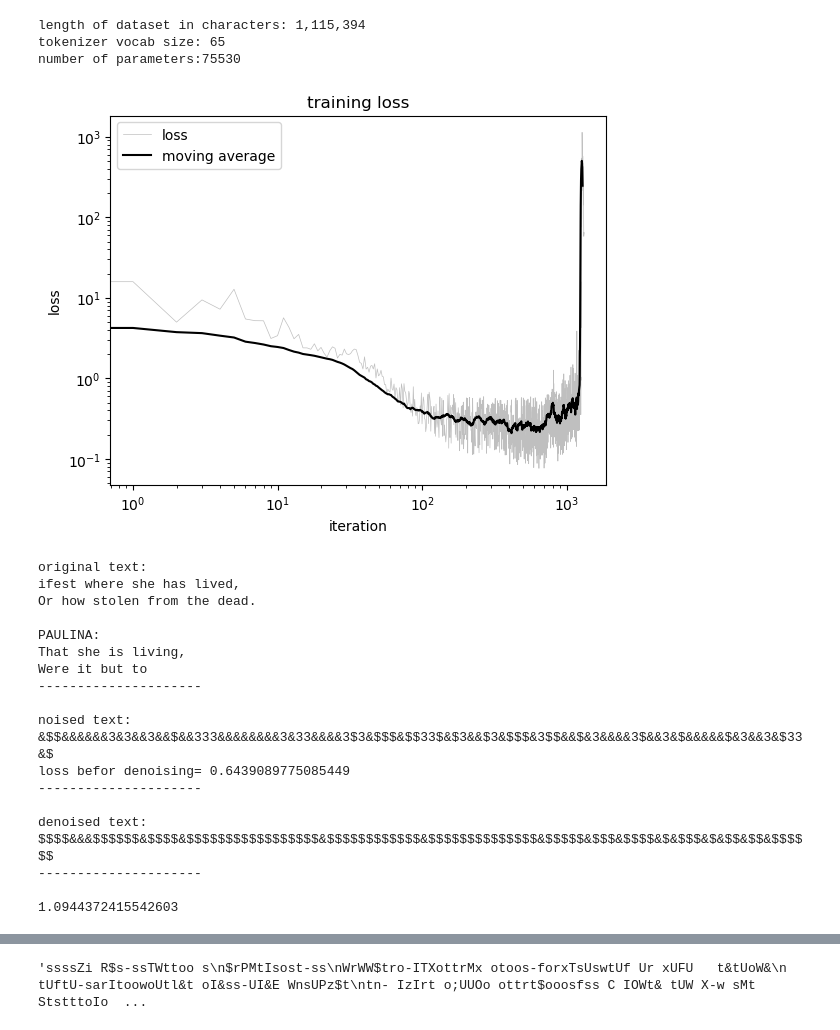
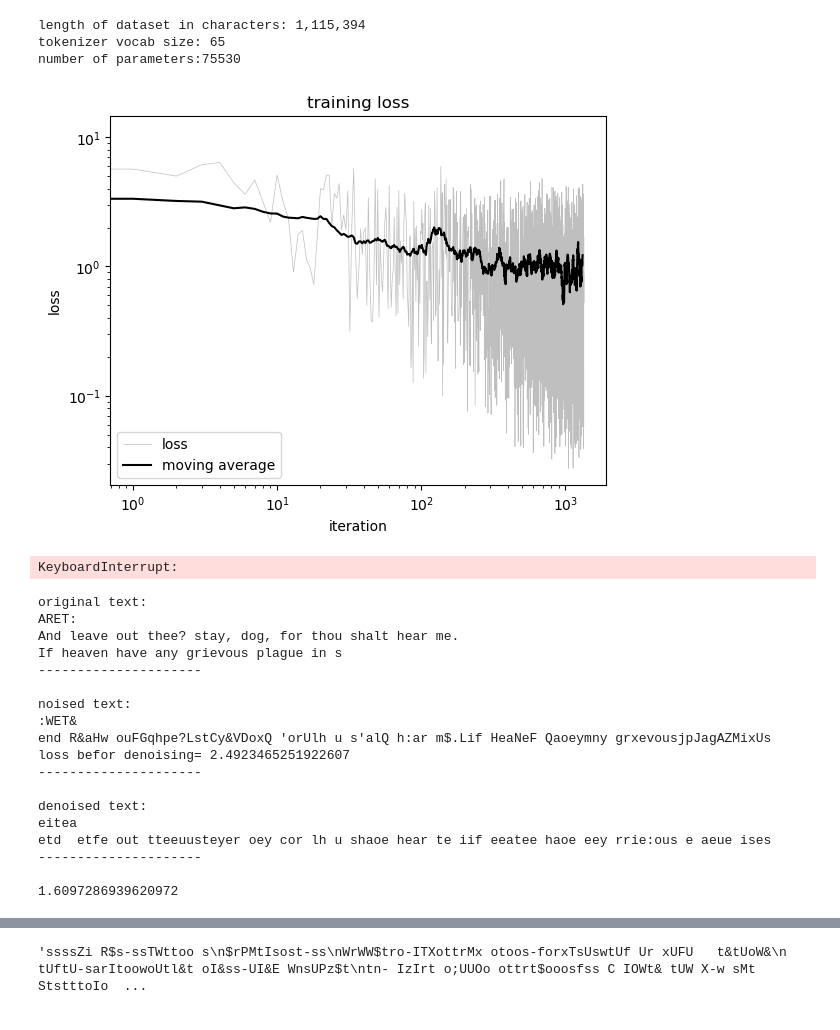
Before and after one commit to Francesco215/Language_CA, a Jupyter notebook: training.ipynb, the cells around one changed output, grey strips where cells are left out. Saved outputs shown, nothing was run; the diff lists cells and outputs as text; code cells hidden in the pictures.

Commit message:
some changes on training pool

```diff
--- a/training.ipynb
+++ b/training.ipynb
@@ -49,20 +49,20 @@ heads = 4
 d_Embedding = 65
 intermediate_size=2*d_Embedding
 
-encoder = NoiseEncoder(d_Embedding, tokenizer, dropout=0, device=device, one_hot=True)
+encoder = NoiseEncoder(d_Embedding, tokenizer, noise_encoder=lambda x:torch.zeros((d_Embedding,)), dropout=0, device=device, one_hot=True)
 decoder = Decoder(encoder)
 block_generator = BlockGenerator(GPT2_Block, d_Embedding, dK, dV, heads, intermediate_size,
                                  dropout=0.1, split_size=2**10, device=device, rotary_encoding=True)
 
 model = CellularAutomata(tokenizer, encoder, block_generator, decoder, n_blocks=2)
-model.logs={'loss':[],'step_loss':[], 'loss_components':[[],[],[]]}
+model.logs={'loss':[],'step_loss':[], 'loss_components':[[],[],[]], 'noise_level':[]}
 model.tokens_seen=0
 
 graph_maker = linear_bidirectional_graph_maker(64, device=device)
 
 print(f'number of parameters:{model.n_parameters}')
 
-lr = 2e-2
+lr = 1e-3
 gamma = 0.99
 
 optimizer = torch.optim.Adam(model.parameters(), lr=lr)
@@ -70,11 +70,11 @@ scheduler = torch.optim.lr_scheduler.ExponentialLR(optimizer, gamma)
 step_weight=None
 
 
-loss_function=DiffusionLoss(decoder,1e-2,1e-1)
+loss_function=DiffusionLoss(decoder,1e3,0)
 
 sequence_lenght=100
 text_generator=TextGenerator(input_file_path, lenght=sequence_lenght, encoder=encoder)
-pool=SamplePool(pool_size=1000, generator=text_generator, encoder=encoder, indexes_max_loss_size=5)
+pool=SamplePool(pool_size=1000, generator=text_generator, model=model, indexes_max_loss_size=5)
 
 
 #@title {vertical-output: true}
@@ -93,11 +93,15 @@ number of parameters:75530
 
 n_epochs = int(2000)
 model.train()
-n_steps=10
+n_steps=20
 
 for i in range(n_epochs):
     idx = np.random.randint(pool.size)
     target_tokens, prediction, clean_embeddings, noise_encoding, noise_level = pool[idx]
+
+    #target_tokens=text_generator(sequence_lenght)
+    #noise_level=torch.rand(())
+    #prediction, clean_embeddings, noise_encoding = encoder.forward(target_tokens, noise_level)
 
     step_loss = torch.empty(n_steps+1, device=device)
     loss_components = torch.empty([n_steps+1, 3], device=device)
@@ -111,6 +115,8 @@ for i in range(n_epochs):
         #compute loss
         step_loss[j], loss_components[j] = loss_function(prediction, target_tokens, clean_embeddings, noise_encoding)
 
+        #if step_loss[j]>step_loss[0]: break
+
         #apply step weight if given
         if step_weight is not None:
             step_loss[j] *= step_weight(j)
@@ -121,77 +127,84 @@ for i in range(n_epochs):
 
     model.logs['loss'].append(loss.item())
     model.logs['step_loss'].append(step_loss.detach().cpu().numpy())
+    model.logs['noise_level'].append(noise_level.item())
     for log, l in zip(model.logs['loss_components'], loss_components.mean(dim=0)):
         log.append(l.item())
 
     loss.backward()
     clip_grad_norm_(model.parameters(), loss.item())
 
     optimizer.step()
     optimizer.zero_grad()  # reinitialize the gradient to zero
     model.tokens_seen += sequence_lenght
 
-    if i>=200:
-        pool.update(idx, prediction, n_steps, loss)
+    pool.update(idx, prediction, n_steps, loss)
 
     logging_interval = 30
     if i % logging_interval == logging_interval-1:
-        if i>=200:
-            pool.clean_worst_performers()
         clear_output(wait=True)
 
         m_av = moving_average(model.logs['loss'], logging_interval-1)
 
         if m_av[-1]>5: pool.reset()
         plt.plot(model.logs['loss'], label='loss',
                  color='grey', alpha=0.5, linewidth=0.5)
         plt.plot(m_av, label='moving average', color='black')
 
         plt.title("training loss")
         plt.legend()
         plt.ylabel('loss')
         plt.xlabel('iteration')
         plt.yscale('log')
         plt.xscale('log')
         plt.show()
 # %% [output]
-[figure, old version]
+[figure, new version]
+KeyboardInterrupt:
 # %%
-noise=torch.tensor(0.6)
+from src.utils import highlight_noising, highlight_denoising
+
+
+noise=torch.tensor(0.8)
 targ=text_generator()
 print(f'original text:\n{tokenizer.decode(targ)}\n---------------------\n')
 pred, clean, nois = encoder(targ, noise)
 
-print(f'noised text:\n{tokenizer.decode(model.decoder(pred).argmax(dim=-1))}')
+noised_text = tokenizer.decode(model.decoder(pred-nois).argmax(dim=-1))
+
+noised_text1=highlight_noising(tokenizer.decode(targ),noised_text)
+print(f'noised text:\n{noised_text1}')
 
 base_loss,_ = loss_function(pred, targ, clean, nois)
 print(f'loss befor denoising= {base_loss.item()}\n---------------------\n')
 
 l=[base_loss.item()]
-for _ in range(8):
+for _ in range(20):
     pred = model(pred, edge_index)
     l.append(loss_function(pred, targ, clean, nois)[0].item())
 
-print(f'denoised text:\n{tokenizer.decode(model.decoder(pred).argmax(dim=-1))}\n---------------------\n')
+denoised_text=tokenizer.decode(model.decoder(pred-nois).argmax(dim=-1))
+denoised_text=highlight_denoising(tokenizer.decode(targ),noised_text,denoised_text)
+
+print(f'denoised text:\n{denoised_text}\n---------------------\n')
 base_loss,_ = loss_function(pred, targ, clean, nois)
 print(base_loss.item())
 # %% [output]
 original text:
-ifest where she has lived,
-Or how stolen from the dead.
-
-PAULINA:
-That she is living,
-Were it but to
+ARET:
+And leave out thee? stay, dog, for thou shalt hear me.
+If heaven have any grievous plague in s
 ---------------------
 
 noised text:
-&$$&&&&&&3&3&&3&&$&&333&&&&&&&&3&33&&&&3$3&$$$&$$33$&$3&&$3&$$$&3$$&&$&3&&&&3$&&3&$&&&&&$&3&&3&$33&$
-loss befor denoising= 0.6439089775085449
+:WET&
+end R&aHw ouFGqhpe?LstCy&VDoxQ 'orUlh u s'alQ h:ar m$.Lif HeaNeF Qaoeymny grxevousjpJagAZMixUs
+loss befor denoising= 2.4923465251922607
 ---------------------
 
 denoised text:
-$$$$&&&$$$$$$&$$$$&$$$$$$$$$$$$$$$$$&$$$$$$$$$$$$&$$$$$$$$$$$$$$&$$$$$&$$$&$$$$&$&$$$&$&$$&$$&$$$$$$
+eitea
+etd  etfe out tteeuusteyer oey cor lh u shaoe hear te iif eeatee haoe eey rrie:ous e aeue ises
 ---------------------
 
-1.0944372415542603
+1.6097286939620972
```
Also changed, not shown: parts of 5 cells of this notebook, 3 other files.
